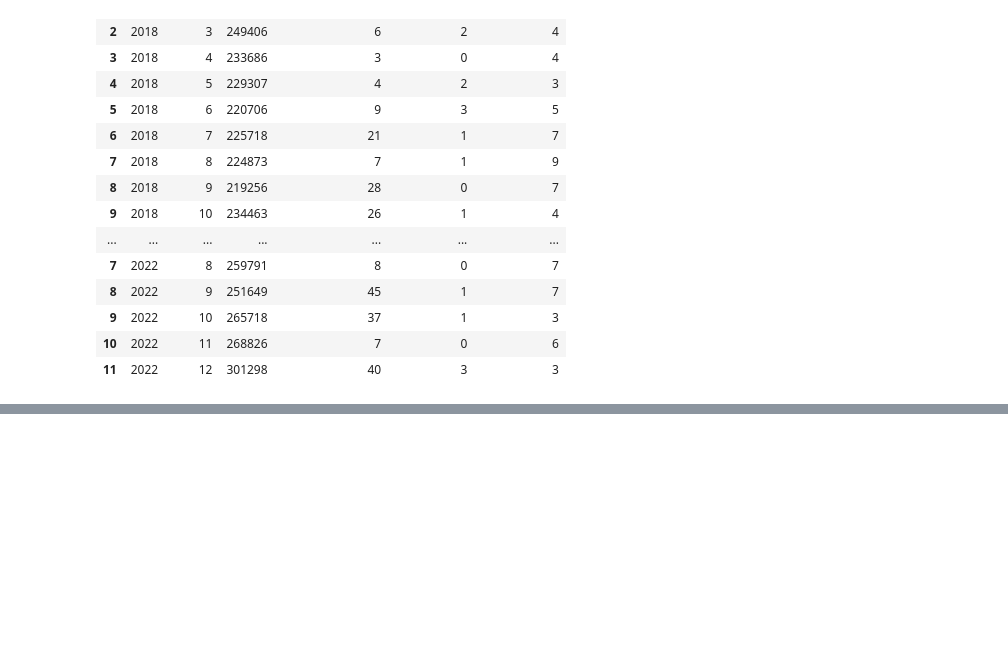
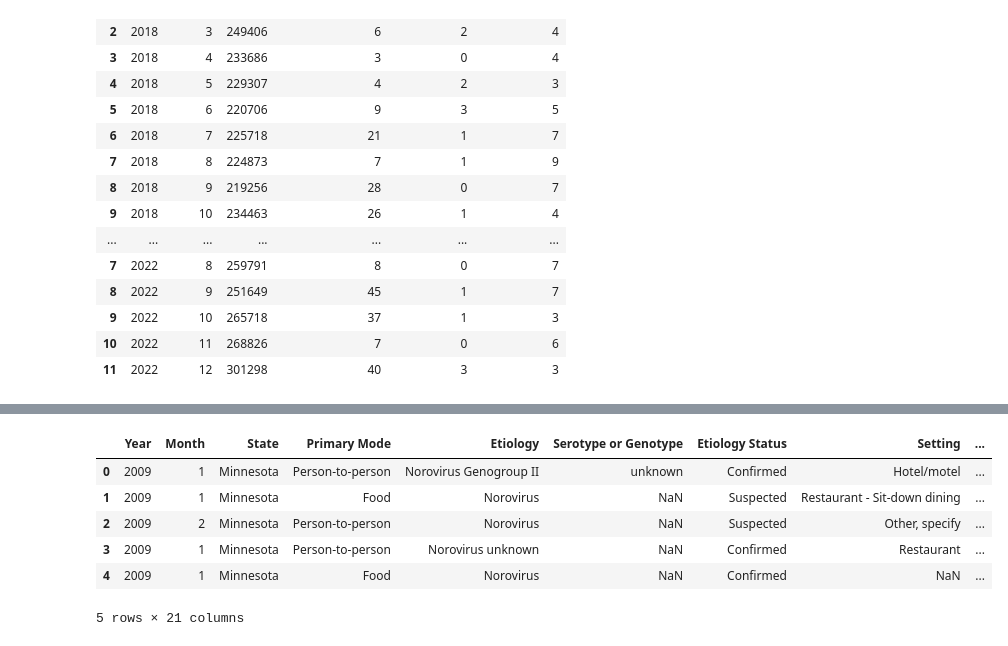
Before and after one commit to mikeszumski/Project_One_Repo, a Jupyter notebook: FEMADataAnalysis.ipynb, the cells around one changed output, grey strips where cells are left out. Cells and saved outputs as stored; diff of their text form; code cells hidden in the pictures; blank space fills up the shorter version.

Commit message:
adjusted read_excel code

```diff
--- a/FEMADataAnalysis.ipynb
+++ b/FEMADataAnalysis.ipynb
@@ -822,3 +817,14 @@ outbreakDataFrame
 display(disasterSummaryAndFunding_DF.head())
 display(mortality5yrsdf.head())
 display(outbreakDataFrame.head())
+# %%
+outbreakDataFrame = pd.read_excel('Resources/NationalOutbreakPublicDataToolFull.xlsx')
+outbreakDataFrame.head(5)
+# %% [output]
+|  | Year | Month | State | Primary Mode | Etiology | Serotype or Genotype | Etiology Status | Setting | ... |
+| 0 | 2009 | 1 | Minnesota | Person-to-person | Norovirus Genogroup II | unknown | Confirmed | Hotel/motel | ... |
+| 1 | 2009 | 1 | Minnesota | Food | Norovirus | NaN | Suspected | Restaurant - Sit-down dining | ... |
+| 2 | 2009 | 2 | Minnesota | Person-to-person | Norovirus | NaN | Suspected | Other, specify | ... |
+| 3 | 2009 | 1 | Minnesota | Person-to-person | Norovirus unknown | NaN | Confirmed | Restaurant | ... |
+| 4 | 2009 | 1 | Minnesota | Food | Norovirus | NaN | Confirmed | NaN | ... |
+5 rows × 21 columns
```
Also changed, not shown: parts of 13 cells of this notebook.
